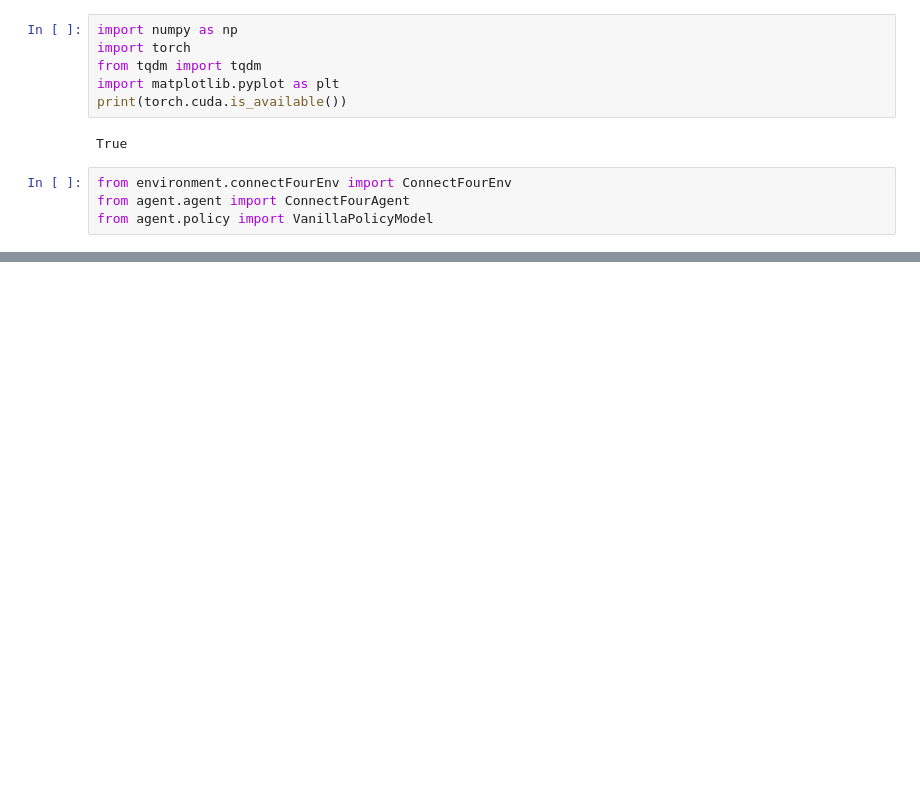
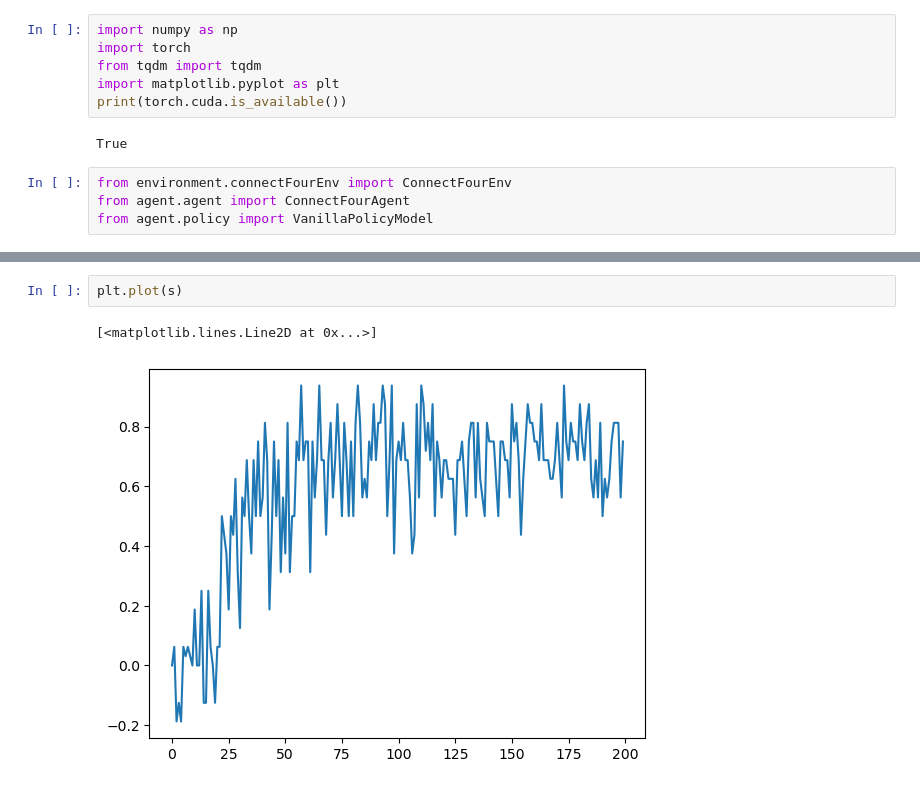
Before and after one commit to LeoSerena/RL_implementations, a Jupyter notebook: power4_RL.ipynb, the cells around one changed output, grey strips where cells are left out. Drawn from its saved outputs; the diff is of its cells as text; blank space fills up the shorter version.

```diff
--- a/power4_RL.ipynb
+++ b/power4_RL.ipynb
@@ -294,0 +99,5 @@ scores
+# %%
+plt.plot(s)
+# %% [output]
+[<matplotlib.lines.Line2D at 0x...>]
+[figure, added]
```
Also changed, not shown: parts of 10 cells of this notebook, 4 other files.
